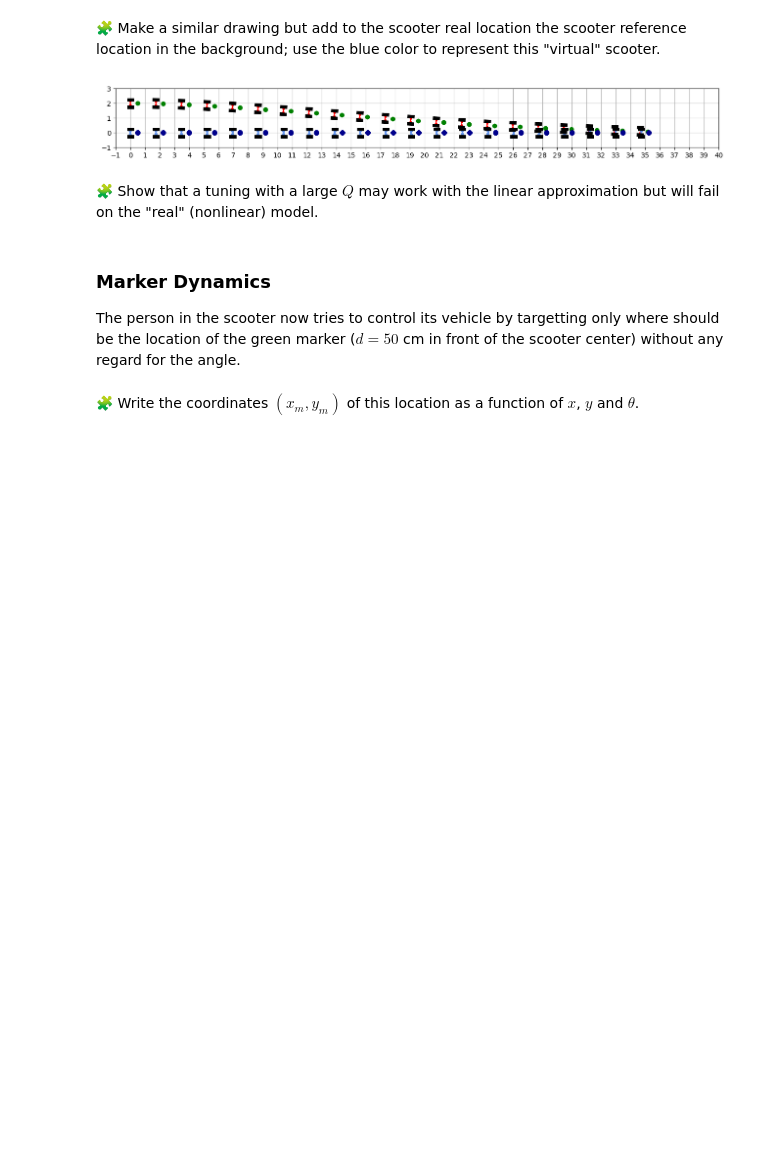
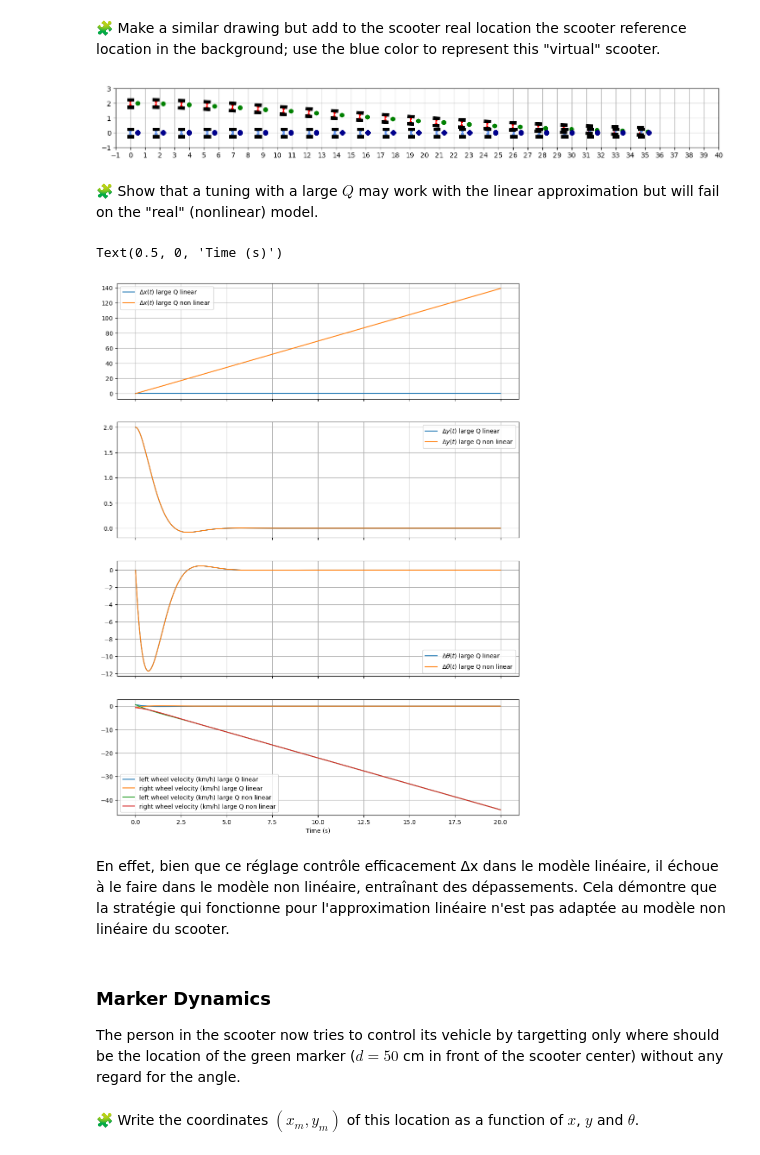
Before and after one commit to LahbibAll/control-engineering-with-python-project-2023-2024, a Jupyter notebook: Project-part-3.ipynb, the cells around one changed output. Drawn from its saved outputs; the diff is of its cells as text; code cells hidden in the pictures; blank space fills up the shorter version.

```diff
--- a/Project-part-3.ipynb
+++ b/Project-part-3.ipynb
@@ -992,3 +1003,79 @@ pass
+# %%
+import matplotlib.pyplot as plt
+
+# Large values of Q
+Q_large = np.eye(3) * 1000
+
+# Compute LQR gains
+S = linalg.solve_continuous_are(A, B, Q, R0)
+K = np.linalg.inv(R0) @ B.T @ S
+
+
+# Initial conditions
+y0 = [0, 2, 0]
+
+
+
+result_large_Q_lin = solve_ivp(fun=lin_fun, t_span=[0, tf], y0=y0, dense_output=True, rtol=1e-8, atol=1e-8)
+result_large_Q_non_lin = solve_ivp(fun=fun, t_span=[0, tf], y0=y0, dense_output=True, rtol=1e-8, atol=1e-8)
+
+
+
+
+# Time points
+t = np.linspace(0, tf, 1000)
+
+# Get solutions
+dx_large_Q_lin, dy_large_Q_lin, dtheta_large_Q_lin = result_large_Q_lin.sol(t)
+dx_large_Q_non_lin, dy_large_Q_non_lin, dtheta_large_Q_non_lin = result_large_Q_non_lin.sol(t)
+
+
+# Plotting the results
+fig, (ax1, ax2, ax3, ax4) = plt.subplots(4, 1, sharex=True, figsize=(12, 16))
+
+# Plotting delta x in meters
+ax1.grid(True)
+ax1.plot(t, dx_large_Q_lin, label="$\Delta x(t)$ large Q linear")
+ax1.plot(t, dx_large_Q_non_lin, label="$\Delta x(t)$ large Q non linear")
+ax1.legend()
+
+# Plotting delta y in meters
+ax2.grid(True)
+ax2.plot(t, dy_large_Q_lin, label="$\Delta y(t)$ large Q linear")
+ax2.plot(t, dy_large_Q_non_lin, label="$\Delta y(t)$ large Q non linear")
+ax2.legend()
+
+# Plotting delta theta in degrees
+ax3.grid(True)
+ax3.plot(t, dtheta_large_Q_lin * 180 / np.pi, label=r"$\Delta\theta(t)$ large Q linear")
+ax3.plot(t, dtheta_large_Q_non_lin * 180 / np.pi, label=r"$\Delta\theta(t)$ large Q non linear")
+ax3.legend()
+
+
+# Calculate wheel velocities for the selected scenario
+dX_large_Q_lin = result_large_Q_lin.sol(t)
+dOmega_large_Q_lin = -K @ dX_large_Q_lin
+
+dX_large_Q_non_lin = result_large_Q_non_lin.sol(t)
+dOmega_large_Q_non_lin = -K @ dX_large_Q_non_lin
+
+
+
+# Plotting the wheel speeds in km/h
+ax4.plot(t, dOmega_large_Q_lin[0, :] * r * 3.6, label=r"left wheel velocity (km/h) large Q linear")
+ax4.plot(t, dOmega_large_Q_lin[1, :] * r * 3.6, label=r"right wheel velocity (km/h) large Q linear")
+ax4.plot(t, dOmega_large_Q_non_lin[0, :] * r * 3.6, label=r"left wheel velocity (km/h) large Q non linear")
+ax4.plot(t, dOmega_large_Q_non_lin[1, :] * r * 3.6, label=r"right wheel velocity (km/h) large Q non linear")
+ax4.legend()
+ax4.grid()
+
+
+plt.xlabel("Time (s)")
+# %% [output]
+Text(0.5, 0, 'Time (s)')
+[figure, added]
+# %% [markdown]
+En effet, bien que ce réglage contrôle efficacement Δx dans le modèle linéaire, il échoue à le faire dans le modèle non linéaire, entraînant des dépassements. Cela démontre que la stratégie qui fonctionne pour l'approximation linéaire n'est pas adaptée au modèle non linéaire du scooter.
 # %% [markdown]
 ###  Marker Dynamics
 
```
Also changed, not shown: parts of 18 cells of this notebook.
